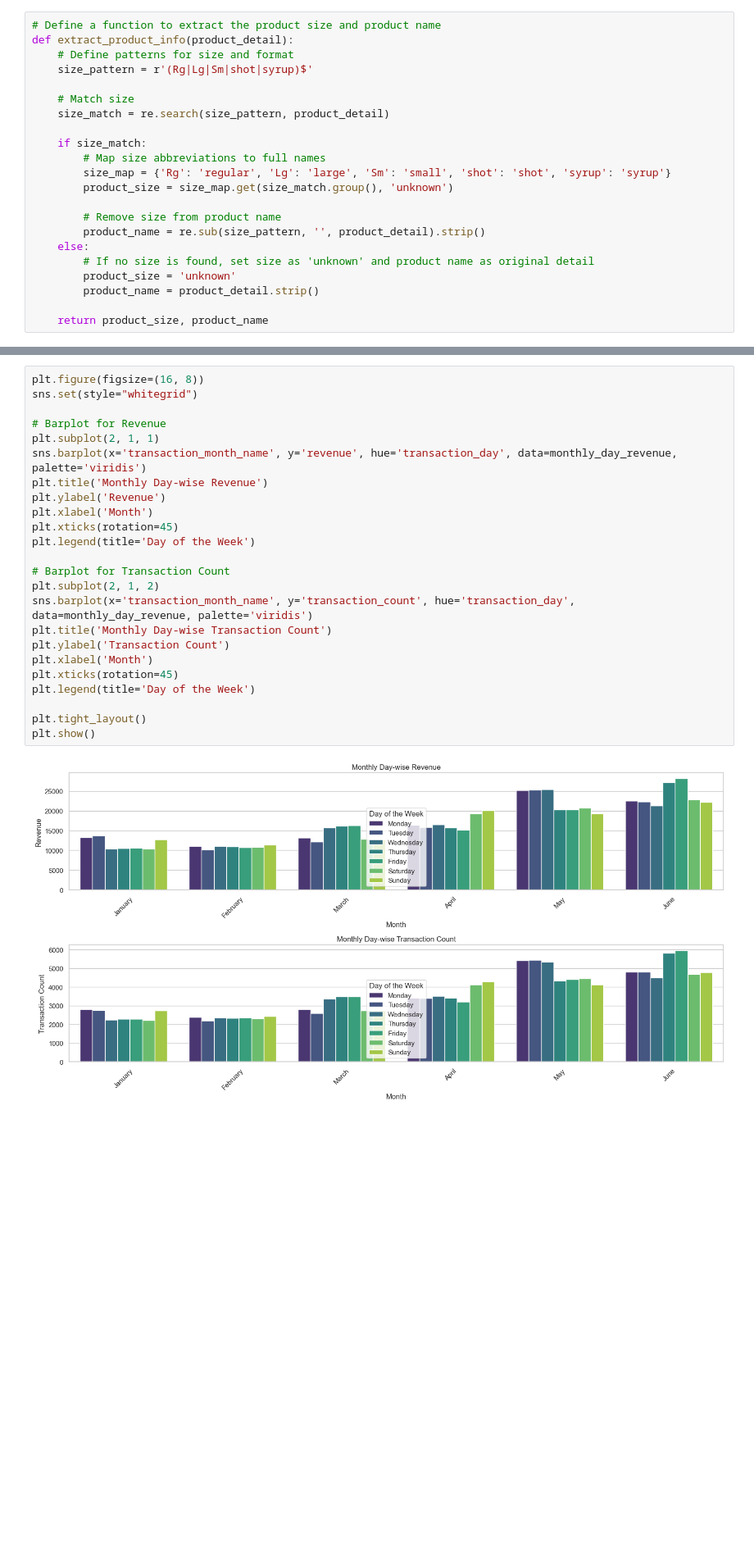
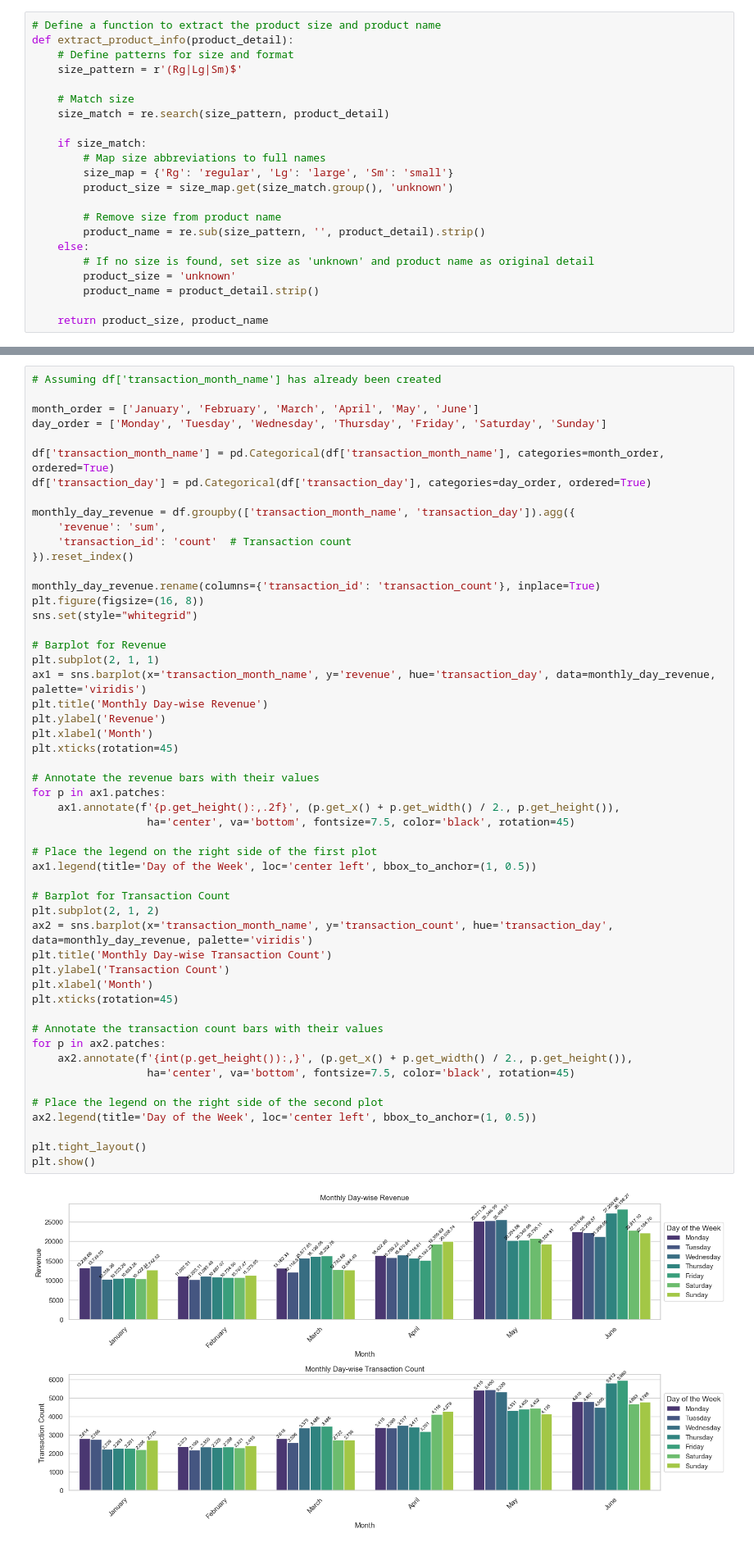
Before and after one commit to JinnOppa/Data-Analysis-Portfolio, a Jupyter notebook: coffee-shop-sales/project2.ipynb, the cells around one changed output, grey strips where cells are left out. Shown at 82% size. Saved outputs shown, nothing was run; the diff lists cells and outputs as text; blank space fills up the shorter version.

```diff
--- a/coffee-shop-sales/project2.ipynb
+++ b/coffee-shop-sales/project2.ipynb
@@ -149,14 +149,14 @@ Extract the size and name from the column `product_detail`.
 # Define a function to extract the product size and product name
 def extract_product_info(product_detail):
     # Define patterns for size and format
-    size_pattern = r'(Rg|Lg|Sm|shot|syrup)$'
+    size_pattern = r'(Rg|Lg|Sm)$'
 
     # Match size
     size_match = re.search(size_pattern, product_detail)
 
     if size_match:
         # Map size abbreviations to full names
-        size_map = {'Rg': 'regular', 'Lg': 'large', 'Sm': 'small', 'shot': 'shot', 'syrup': 'syrup'}
+        size_map = {'Rg': 'regular', 'Lg': 'large', 'Sm': 'small'}
         product_size = size_map.get(size_match.group(), 'unknown')
 
         # Remove size from product name
@@ -1183,26 +1056,54 @@ monthly_day_revenue
 # %%
+# Assuming df['transaction_month_name'] has already been created
+
+month_order = ['January', 'February', 'March', 'April', 'May', 'June']
+day_order = ['Monday', 'Tuesday', 'Wednesday', 'Thursday', 'Friday', 'Saturday', 'Sunday']
+
+df['transaction_month_name'] = pd.Categorical(df['transaction_month_name'], categories=month_order, ordered=True)
+df['transaction_day'] = pd.Categorical(df['transaction_day'], categories=day_order, ordered=True)
+
+monthly_day_revenue = df.groupby(['transaction_month_name', 'transaction_day']).agg({
+    'revenue': 'sum',
+    'transaction_id': 'count'  # Transaction count
+}).reset_index()
+
+monthly_day_revenue.rename(columns={'transaction_id': 'transaction_count'}, inplace=True)
 plt.figure(figsize=(16, 8))
 sns.set(style="whitegrid")
 
 # Barplot for Revenue
 plt.subplot(2, 1, 1)
-sns.barplot(x='transaction_month_name', y='revenue', hue='transaction_day', data=monthly_day_revenue, palette='viridis')
+ax1 = sns.barplot(x='transaction_month_name', y='revenue', hue='transaction_day', data=monthly_day_revenue, palette='viridis')
 plt.title('Monthly Day-wise Revenue')
 plt.ylabel('Revenue')
 plt.xlabel('Month')
 plt.xticks(rotation=45)
-plt.legend(title='Day of the Week')
+
+# Annotate the revenue bars with their values
+for p in ax1.patches:
+    ax1.annotate(f'{p.get_height():,.2f}', (p.get_x() + p.get_width() / 2., p.get_height()),
+                  ha='center', va='bottom', fontsize=7.5, color='black', rotation=45)
+
+# Place the legend on the right side of the first plot
+ax1.legend(title='Day of the Week', loc='center left', bbox_to_anchor=(1, 0.5))
 
 # Barplot for Transaction Count
 plt.subplot(2, 1, 2)
-sns.barplot(x='transaction_month_name', y='transaction_count', hue='transaction_day', data=monthly_day_revenue, palette='viridis')
+ax2 = sns.barplot(x='transaction_month_name', y='transaction_count', hue='transaction_day', data=monthly_day_revenue, palette='viridis')
 plt.title('Monthly Day-wise Transaction Count')
 plt.ylabel('Transaction Count')
 plt.xlabel('Month')
 plt.xticks(rotation=45)
-plt.legend(title='Day of the Week')
+
+# Annotate the transaction count bars with their values
+for p in ax2.patches:
+    ax2.annotate(f'{int(p.get_height()):,}', (p.get_x() + p.get_width() / 2., p.get_height()),
+                  ha='center', va='bottom', fontsize=7.5, color='black', rotation=45)
+
+# Place the legend on the right side of the second plot
+ax2.legend(title='Day of the Week', loc='center left', bbox_to_anchor=(1, 0.5))
 
 plt.tight_layout()
 plt.show()
 # %% [output]
-[figure, old version]
+[figure, new version]
```
Also changed, not shown: parts of 43 cells of this notebook.
